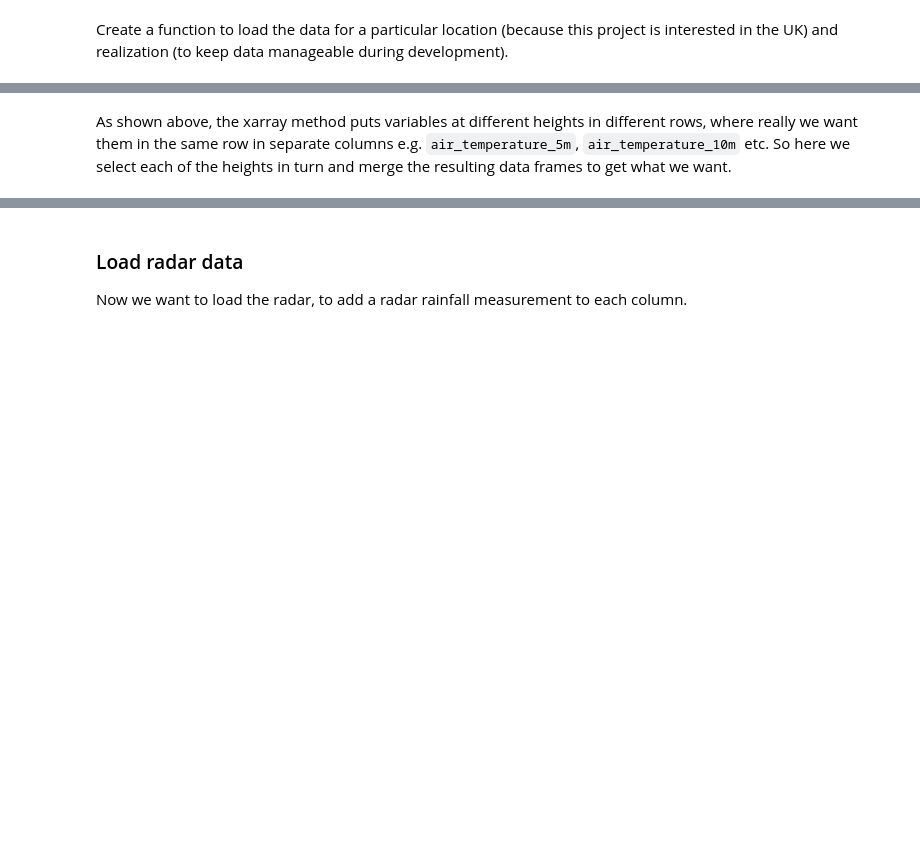
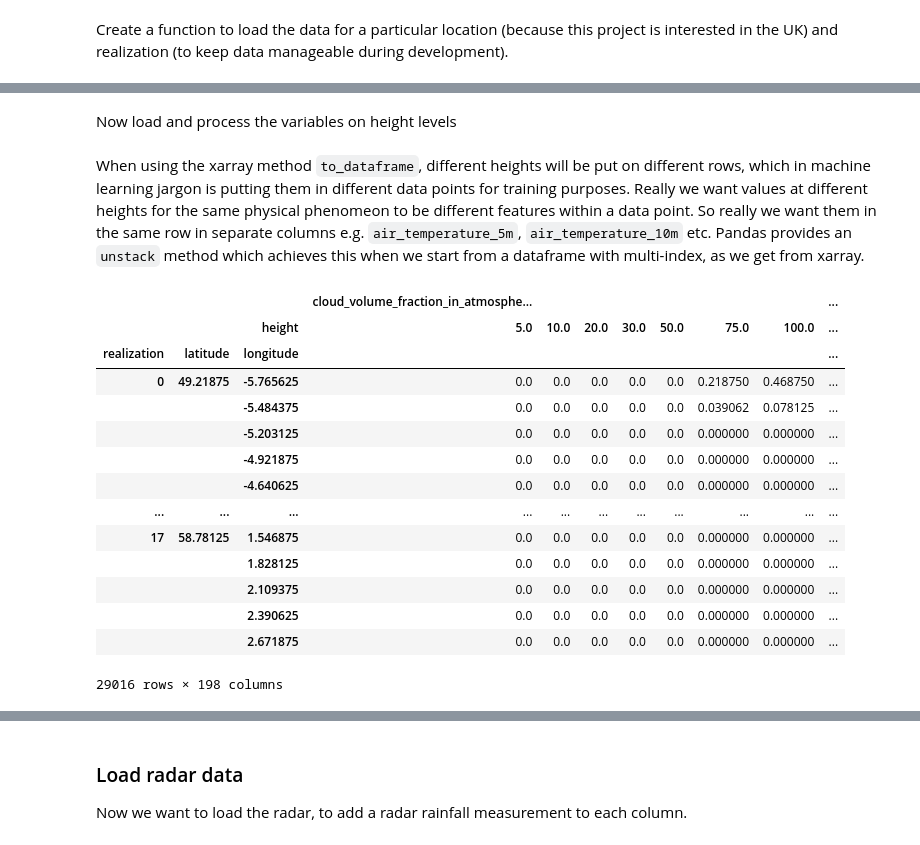
Before and after one commit to informatics-lab/precip_rediagnosis, a Jupyter notebook: data_prep/transform_and_preprocess_spice.ipynb, the cells around one changed output, grey strips where cells are left out. Saved outputs shown, nothing was run; the diff lists cells and outputs as text; code cells hidden in the pictures; blank space fills up the shorter version.

```diff
--- a/data_prep/transform_and_preprocess_spice.ipynb
+++ b/data_prep/transform_and_preprocess_spice.ipynb
@@ -230,0 +238,2 @@ hl_df_multirow
+# %%
+single_level_ds = xarray.merge( [xarray.DataArray.from_iris(slc1) for slc1 in sl_cubes] )
@@ -230,0 +261,9 @@ hl_df_multirow
+# %%
+def load_ds(ds_path, selected_bounds):
+    try:
+        subset1 = dict(selected_bounds)
+        subset1['bnds'] = 0
+        single_level_ds = xarray.load_dataset(ds_path).sel(**subset1)
+    except KeyError as e1:
+        single_level_ds = None
+    return single_level_ds
@@ -231,2 +320,14 @@ hl_df_multirow
+# %% [markdown]
+Now load and process the variables on height levels
+# %%
+height_levels_ds = xarray.merge([load_ds(
+    ds_path=mogreps_g_data_dir / fname_template.format(vt=validity_time,
+                                                       lead_time=leadtime_hours,
+                                                       var_name=var1),
+    selected_bounds=xarray_select_uk,
+    )
+                                 for var1 in variables_height_levels])
+# %%
+hl_df_multirow = height_levels_ds.to_dataframe()
 # %% [markdown]
-As shown above, the xarray method puts variables at different heights in different rows, where really we want them in the same row in separate columns e.g. `air_temperature_5m`, `air_temperature_10m` etc. So here we select each of the heights in turn and merge the resulting data frames to get what we want.
+When using the xarray method `to_dataframe`, different heights will be put on different rows, which in machine learning jargon is putting them in different data points for training purposes. Really we want values at different heights for the same physical phenomeon to be different features within a data point. So  really we want them in the same row in separate columns e.g. `air_temperature_5m`, `air_temperature_10m` etc. Pandas provides an `unstack` method which achieves this when we start from a dataframe with multi-index, as we get from xarray.
@@ -236,0 +334,19 @@ print('\n'.join([f'{h1:.2f}m' for h1 in heights]))
+# %%
+height_levels_df = hl_df_multirow[[file_to_var_mapping[v1] for v1 in variables_height_levels]].unstack('height')
+height_levels_df
+# %% [output]
+|  |  |  | cloud_volume_fraction_in_atmosphe... |  |  |  |  |  |  | ... |
+|  |  | height | 5.0 | 10.0 | 20.0 | 30.0 | 50.0 | 75.0 | 100.0 | ... |
+| realization | latitude | longitude |  |  |  |  |  |  |  | ... |
+| 0 | 49.21875 | -5.765625 | 0.0 | 0.0 | 0.0 | 0.0 | 0.0 | 0.218750 | 0.468750 | ... |
+|  |  | -5.484375 | 0.0 | 0.0 | 0.0 | 0.0 | 0.0 | 0.039062 | 0.078125 | ... |
+|  |  | -5.203125 | 0.0 | 0.0 | 0.0 | 0.0 | 0.0 | 0.000000 | 0.000000 | ... |
+|  |  | -4.921875 | 0.0 | 0.0 | 0.0 | 0.0 | 0.0 | 0.000000 | 0.000000 | ... |
+|  |  | -4.640625 | 0.0 | 0.0 | 0.0 | 0.0 | 0.0 | 0.000000 | 0.000000 | ... |
+| ... | ... | ... | ... | ... | ... | ... | ... | ... | ... | ... |
+| 17 | 58.78125 | 1.546875 | 0.0 | 0.0 | 0.0 | 0.0 | 0.0 | 0.000000 | 0.000000 | ... |
+|  |  | 1.828125 | 0.0 | 0.0 | 0.0 | 0.0 | 0.0 | 0.000000 | 0.000000 | ... |
+|  |  | 2.109375 | 0.0 | 0.0 | 0.0 | 0.0 | 0.0 | 0.000000 | 0.000000 | ... |
+|  |  | 2.390625 | 0.0 | 0.0 | 0.0 | 0.0 | 0.0 | 0.000000 | 0.000000 | ... |
+|  |  | 2.671875 | 0.0 | 0.0 | 0.0 | 0.0 | 0.0 | 0.000000 | 0.000000 | ... |
+29016 rows × 198 columns
```
Also changed, not shown: parts of 96 cells of this notebook.
